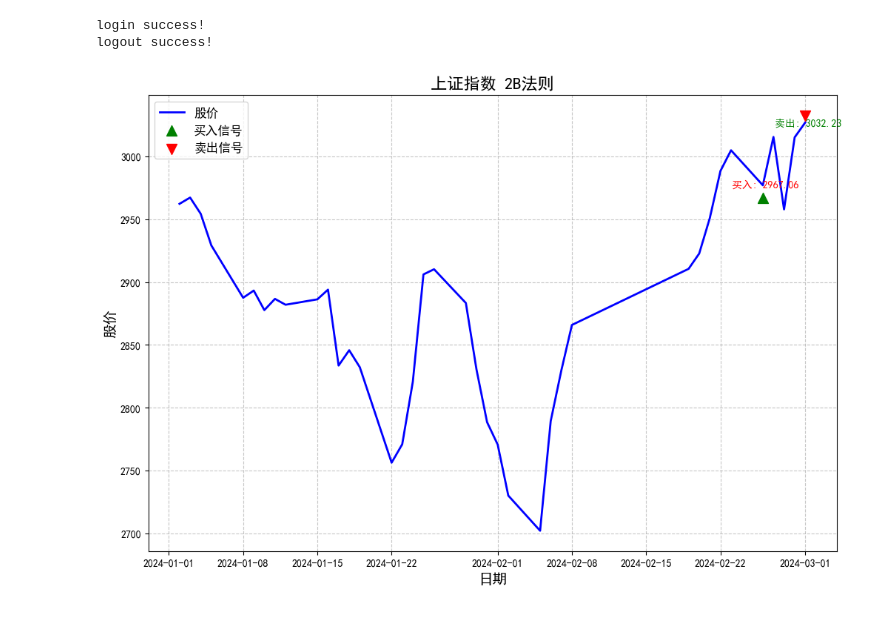
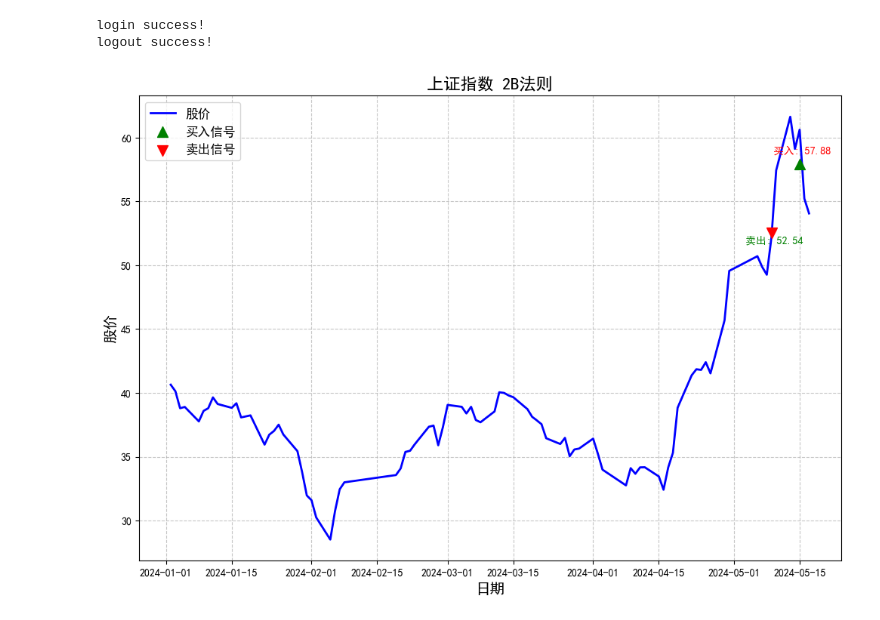
Before and after one commit to Ted88368/quant_in_action, a Jupyter notebook: quick_start/04_2B.ipynb, the cells around one changed output. Cells and saved outputs as stored; diff of their text form; code cells hidden in the pictures.

```diff
--- a/quick_start/04_2B.ipynb
+++ b/quick_start/04_2B.ipynb
@@ -7,7 +7,7 @@ import matplotlib.pyplot as plt
 lg = bs.login()
 
 # 设置股票代码和时间范围
-stock_code = "sh.000001"  # 上证指数
+stock_code = "sh.603486"  # 上证指数
 start_date = "2024-01-01"
 end_date = "2024-12-31"
 
@@ -53,31 +53,31 @@ last_buy_signal = df[df['Signal'] == 1].tail(1)
 last_sell_signal = df[df['Signal'] == -1].tail(1)
 plt.scatter(last_buy_signal['Date'], last_buy_signal['low'], marker='^', color='g', label='买入信号', s=100, zorder=5)
 plt.scatter(last_sell_signal['Date'], last_sell_signal['high'], marker='v', color='r', label='卖出信号', s=100, zorder=5)
 
 # 添加网格
 plt.grid(True, linestyle='--', alpha=0.7)
 
 # 设置图表标题和标签
 plt.title(f'上证指数 2B法则', fontsize=16)
 plt.xlabel('日期', fontsize=14)
 plt.ylabel('股价', fontsize=14)
 
 # 调整x轴日期标签的格式
 plt.gca().xaxis.set_major_formatter(plt.matplotlib.dates.DateFormatter('%Y-%m-%d'))
 
 # 添加买卖点的注释
 plt.annotate(f' 买入: {last_buy_signal["low"].values[0]:.2f}', (last_buy_signal['Date'].values[0], last_buy_signal['low'].values[0]),
              textcoords="offset points", xytext=(0, 10), ha='center', fontsize=10, color='r', zorder=10)
 
 plt.annotate(f' 卖出: {last_sell_signal["high"].values[0]:.2f}', (last_sell_signal['Date'].values[0], last_sell_signal['high'].values[0]),
              textcoords="offset points", xytext=(0, -10), ha='center', fontsize=10, color='g', zorder=10)
 
 # 显示图例
 plt.legend(fontsize=12)
 
 # 显示图表
 plt.show()
 # %% [output]
 login success!
 logout success!
-[figure, old version]
+[figure, new version]
```
Also changed, not shown: 6 other files.
